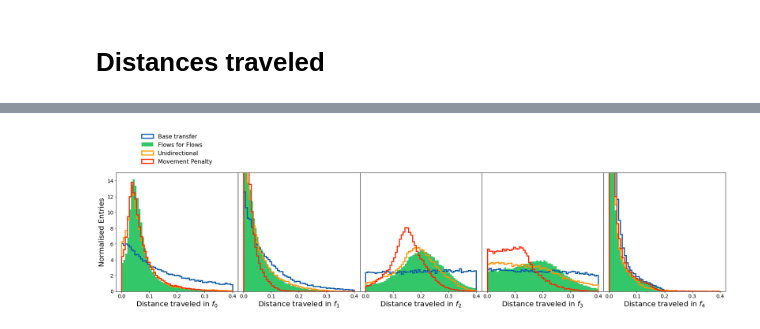
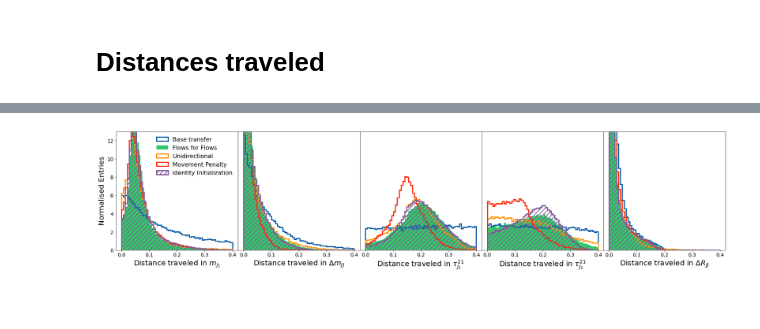
Before and after one commit to rmastand/flows4flows, a Jupyter notebook: paper_plots_science.ipynb, the cells around one changed output, grey strips where cells are left out. Saved outputs shown, nothing was run; the diff lists cells and outputs as text; code cells hidden in the pictures; blank space fills up the shorter version.

```diff
--- a/paper_plots_science.ipynb
+++ b/paper_plots_science.ipynb
@@ -14,6 +14,6 @@ from ffflows.data.conditional_plane import ScienceDataset
 import yaml
 
 
-device = torch.device("cuda:2" if torch.cuda.is_available() else "cpu")
+device = torch.device("cuda:1" if torch.cuda.is_available() else "cpu")
 print(device)
 # %% [output]
@@ -159,7 +165,7 @@ flow_dirs = {"f4f":"/global/home/users/rrmastandrea/flows4flows/writeup2/science
             "inverse":"/global/home/users/rrmastandrea/flows4flows/writeup2/science_inv",
              "L1":"/global/home/users/rrmastandrea/flows4flows/writeup2/science_L1",
            #  "L1_identinit":"/global/home/users/rrmastandrea/flows4flows/writeup2/science_L1_identinit",
-           #  "identinit":"/global/home/users/rrmastandrea/flows4flows/writeup2/science_identinit",
+             "identinit":"/global/home/users/rrmastandrea/flows4flows/writeup2/science_identinit",
             }
 
 
@@ -184,6 +190,7 @@ for key in flow_dirs.keys():
                                           tail_bound=4.0,
                                           num_bins=loc_defaults["top_transformer"]["nbins"],
                                           context_features=loc_defaults["general"]["ncond"],
+                                          identity_init=loc_defaults["top_transformer"]["identity_init"],
                                           flow_for_flow=True
                                           ),
                                base_flow_left)
@@ -353,27 +363,27 @@ Movement Penalty & 0.22305986285209656 & 0.06405309587717056 \\
 # %%
 bins = np.linspace(0, .4, 60)
 
 fig, ax = plt.subplots(1, 5, figsize = (30, 6))
 for i in range(5):
 
     ax[i].set_ylim(0, 20)
 
     for key in transformed_data.keys():
 
         ax[i].hist(feature_distances_traveled[i][key], bins = bins, label = labels_dict[key],
                    histtype = style_dict[key][0], density = True,color = style_dict[key][1],
                           alpha = style_dict[key][2],  hatch = style_dict[key][3], linewidth = style_dict[key][4])
-    ax[i].set_xlabel(f"Distance traveled in $f_{i}$", fontsize = f_1)
-    ax[i].set_ylim(0,15)
+    ax[i].set_xlabel(f"Distance traveled in {labels[i]}", fontsize = f_1)
+    ax[i].set_ylim(0,13)
     ax[i].tick_params(axis='both', labelsize=f_3)
     if i != 0:
         ax[i].set_yticks([])
 
 
 plt.subplots_adjust(wspace=0, hspace=0)
-ax[0].legend(fontsize = f_2, loc = "center", frameon = False, bbox_to_anchor = (.5, 1.2))
+ax[0].legend(fontsize = f_2, loc = "upper right", frameon = False)
 ax[0].set_ylabel("Normalised Entries", fontsize = f_1)
 plt.savefig(f"plots/science_distances_traveled_features.pdf", bbox_inches="tight")
 plt.show()
 # %% [output]
-[figure, old version]
+[figure, new version]
```
Also changed, not shown: parts of 7 cells of this notebook.
